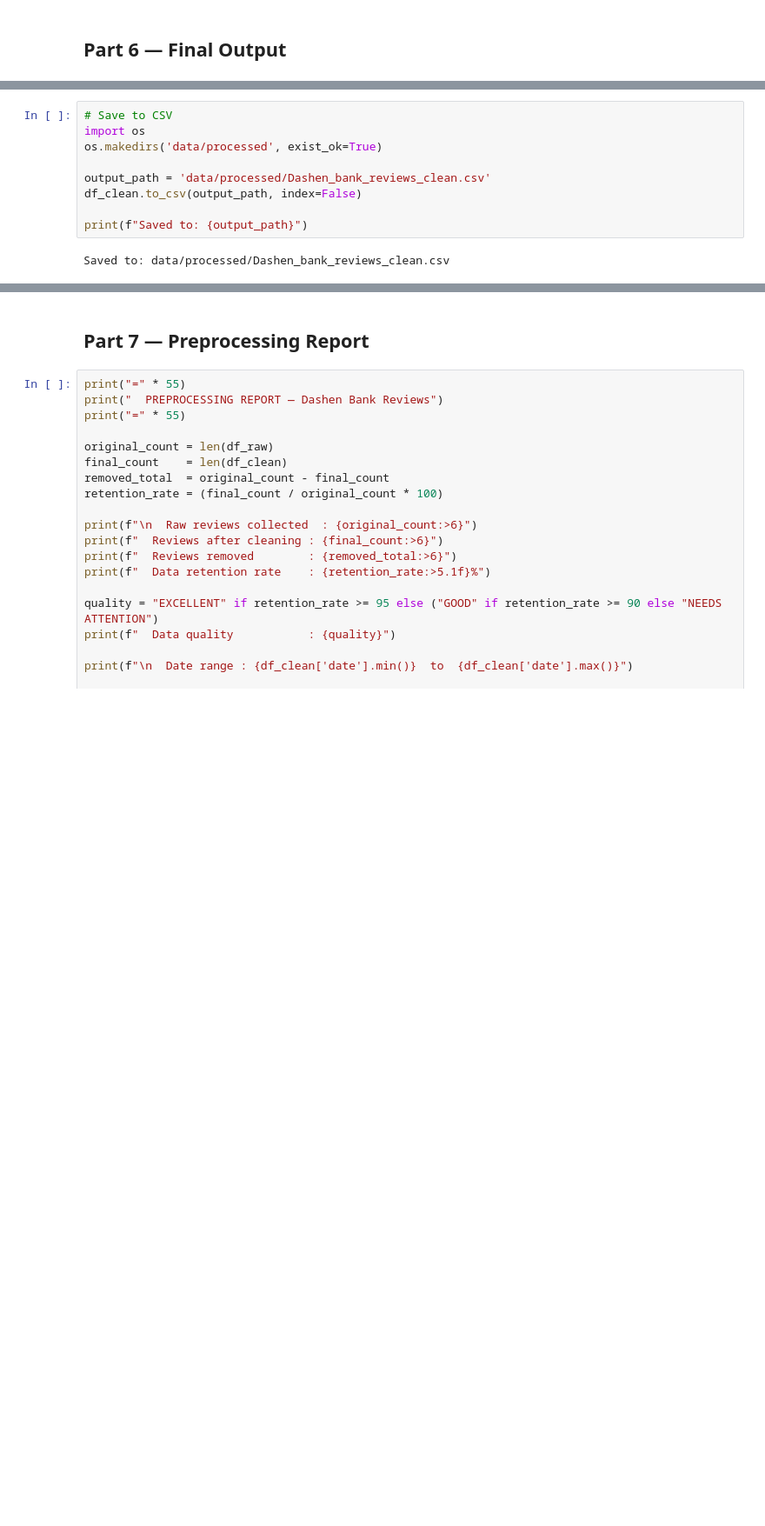
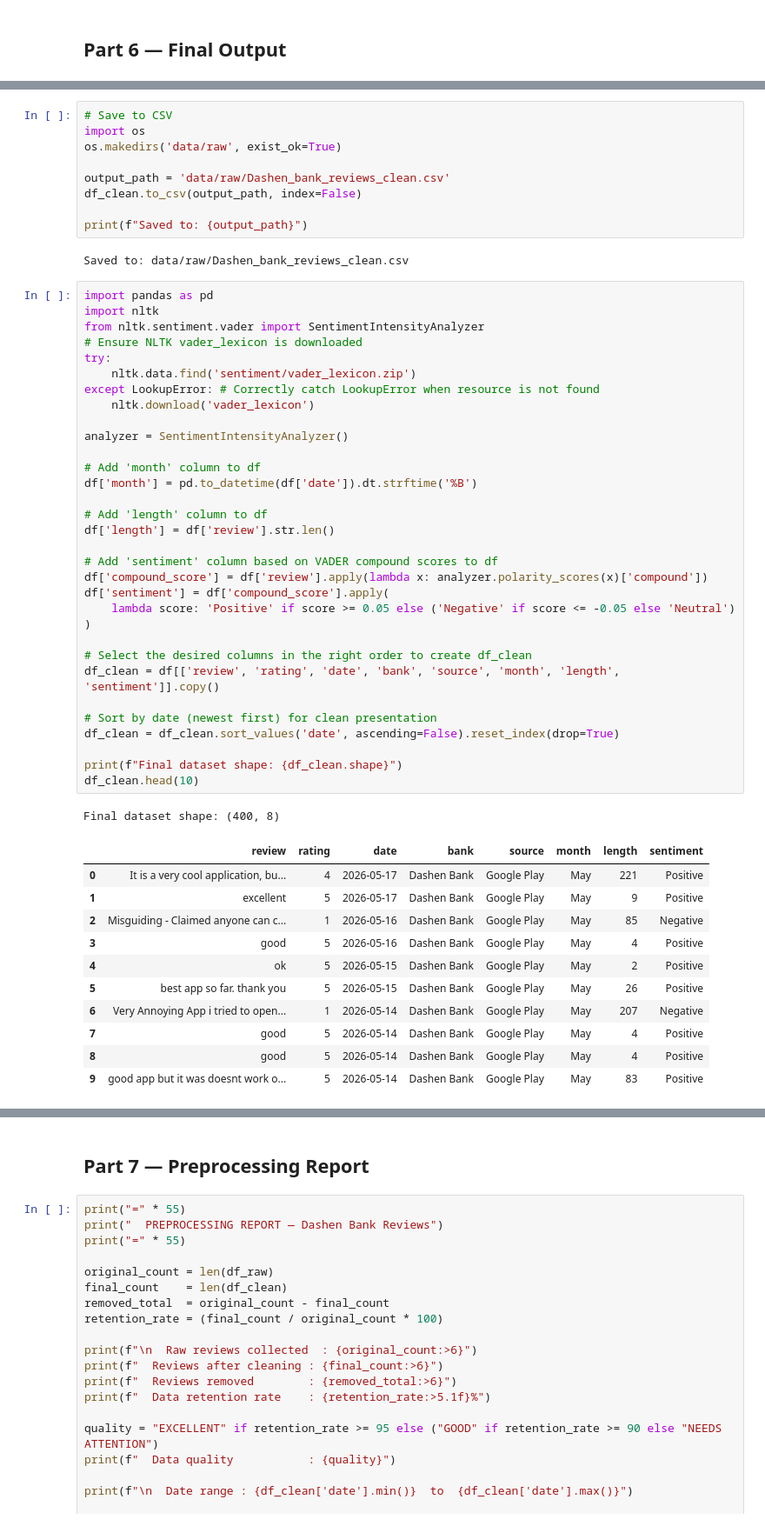
Before and after one commit to edent4313-star/fintech-review-analytics, a Jupyter notebook: notebooks/Task_1.ipynb, the cells around one changed output, grey strips where cells are left out. Shown at 87% size. Drawn from its saved outputs; the diff is of its cells as text; blank space fills up the shorter version.

```diff
--- a/notebooks/Task_1.ipynb
+++ b/notebooks/Task_1.ipynb
@@ -931,11 +986,56 @@ Final dataset shape: (400, 5)
 # %%
 # Save to CSV
 import os
-os.makedirs('data/processed', exist_ok=True)
+os.makedirs('data/raw', exist_ok=True)
 
-output_path = 'data/processed/Dashen_bank_reviews_clean.csv'
+output_path = 'data/raw/Dashen_bank_reviews_clean.csv'
 df_clean.to_csv(output_path, index=False)
 
 print(f"Saved to: {output_path}")
 # %% [output]
-Saved to: data/processed/Dashen_bank_reviews_clean.csv
+Saved to: data/raw/Dashen_bank_reviews_clean.csv
+# %%
+import pandas as pd
+import nltk
+from nltk.sentiment.vader import SentimentIntensityAnalyzer
+# Ensure NLTK vader_lexicon is downloaded
+try:
+    nltk.data.find('sentiment/vader_lexicon.zip')
+except LookupError: # Correctly catch LookupError when resource is not found
+    nltk.download('vader_lexicon')
+
+analyzer = SentimentIntensityAnalyzer()
+
+# Add 'month' column to df
+df['month'] = pd.to_datetime(df['date']).dt.strftime('%B')
+
+# Add 'length' column to df
+df['length'] = df['review'].str.len()
+
+# Add 'sentiment' column based on VADER compound scores to df
+df['compound_score'] = df['review'].apply(lambda x: analyzer.polarity_scores(x)['compound'])
+df['sentiment'] = df['compound_score'].apply(
+    lambda score: 'Positive' if score >= 0.05 else ('Negative' if score <= -0.05 else 'Neutral')
+)
+
+# Select the desired columns in the right order to create df_clean
+df_clean = df[['review', 'rating', 'date', 'bank', 'source', 'month', 'length', 'sentiment']].copy()
+
+# Sort by date (newest first) for clean presentation
+df_clean = df_clean.sort_values('date', ascending=False).reset_index(drop=True)
+
+print(f"Final dataset shape: {df_clean.shape}")
+df_clean.head(10)
+# %% [output]
+Final dataset shape: (400, 8)
+|  | review | rating | date | bank | source | month | length | sentiment |
+| 0 | It is a very cool application, bu... | 4 | 2026-05-17 | Dashen Bank | Google Play | May | 221 | Positive |
+| 1 | excellent | 5 | 2026-05-17 | Dashen Bank | Google Play | May | 9 | Positive |
+| 2 | Misguiding - Claimed anyone can c... | 1 | 2026-05-16 | Dashen Bank | Google Play | May | 85 | Negative |
+| 3 | good | 5 | 2026-05-16 | Dashen Bank | Google Play | May | 4 | Positive |
+| 4 | ok | 5 | 2026-05-15 | Dashen Bank | Google Play | May | 2 | Positive |
+| 5 | best app so far. thank you | 5 | 2026-05-15 | Dashen Bank | Google Play | May | 26 | Positive |
+| 6 | Very Annoying App i tried to open... | 1 | 2026-05-14 | Dashen Bank | Google Play | May | 207 | Negative |
+| 7 | good | 5 | 2026-05-14 | Dashen Bank | Google Play | May | 4 | Positive |
+| 8 | good | 5 | 2026-05-14 | Dashen Bank | Google Play | May | 4 | Positive |
+| 9 | good app but it was doesnt work o... | 5 | 2026-05-14 | Dashen Bank | Google Play | May | 83 | Positive |
```
Also changed, not shown: parts of 61 cells of this notebook.
